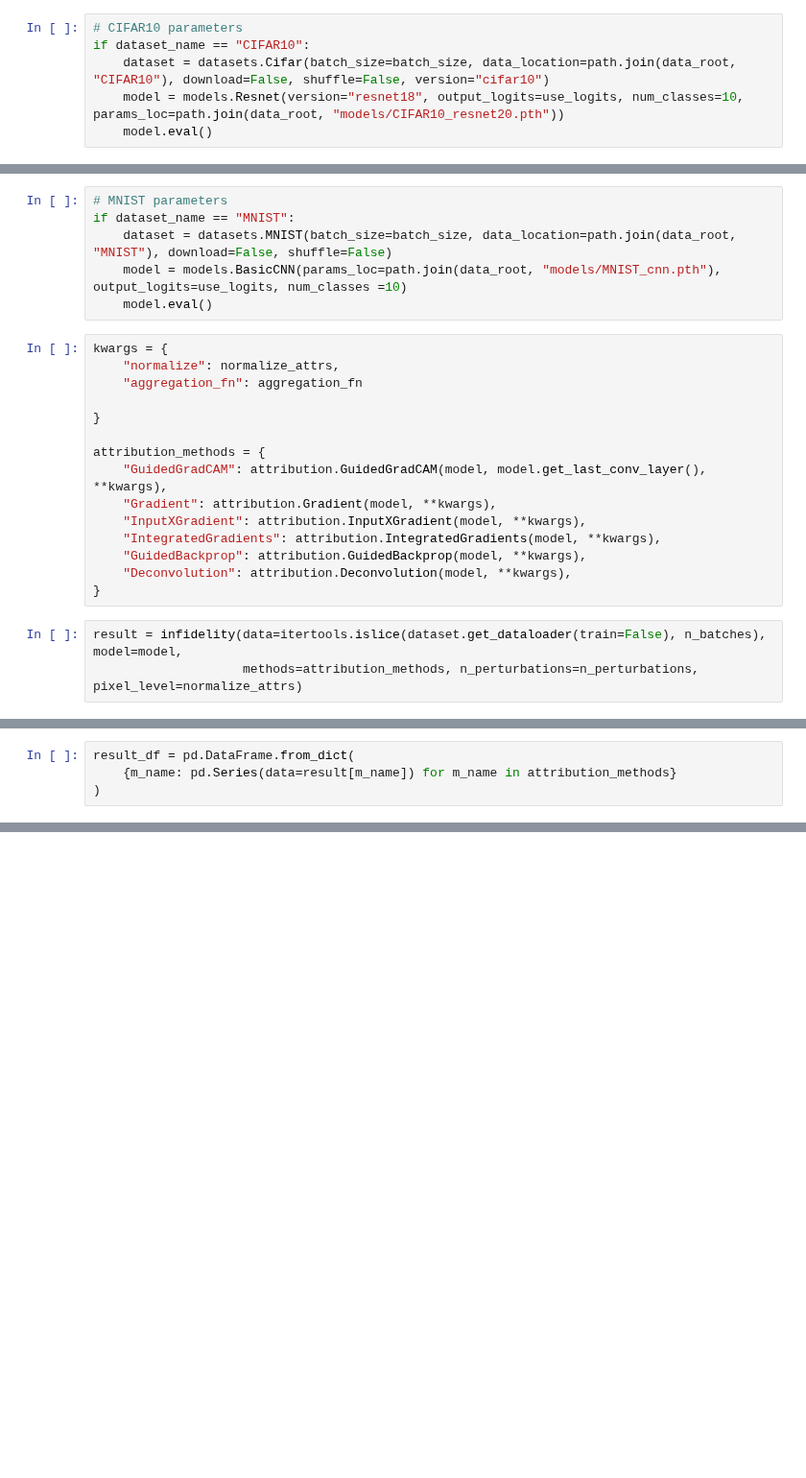
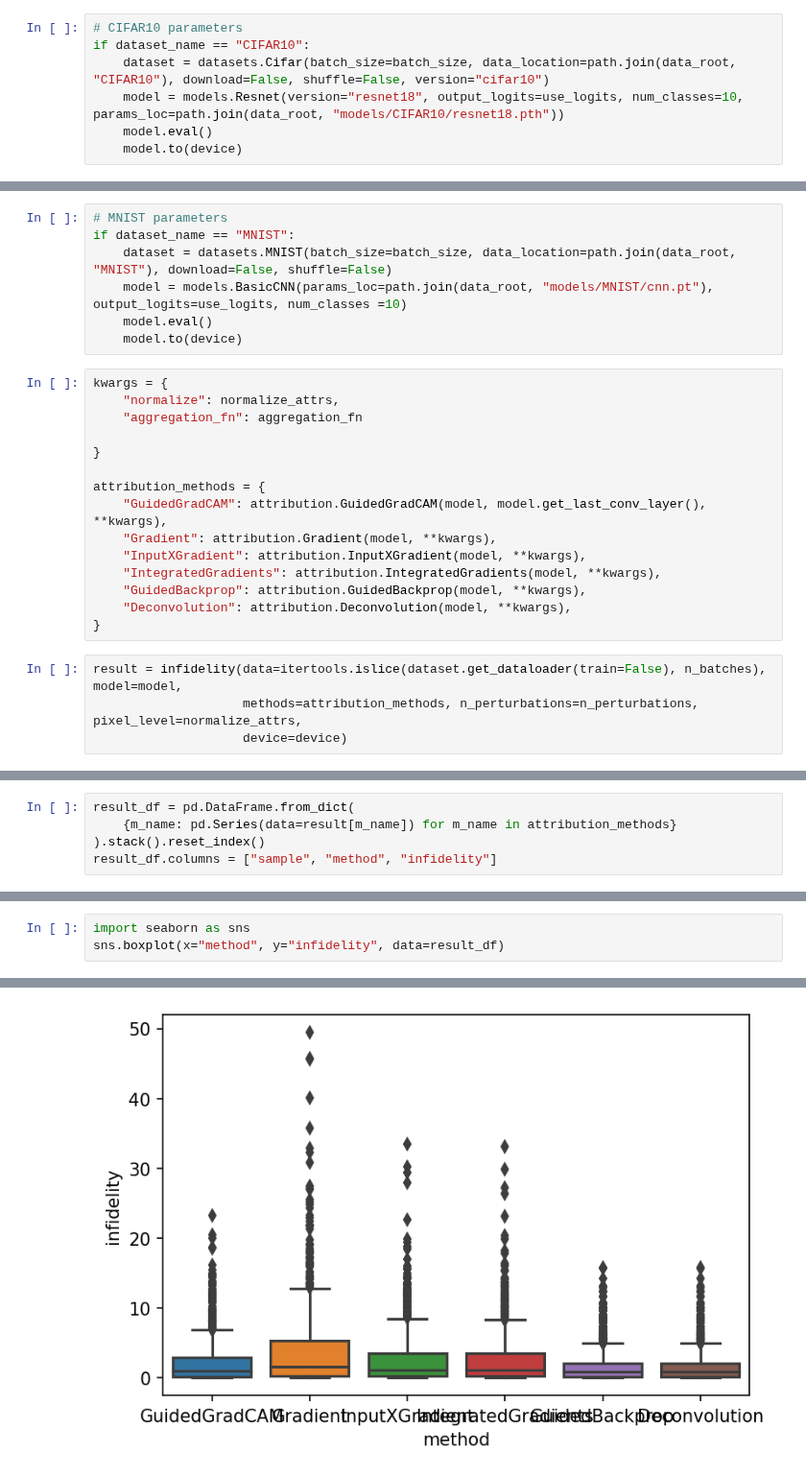
Before and after one commit to arnegevaert/benchmark, a Jupyter notebook: notebooks/infidelity.ipynb, the cells around one changed output, grey strips where cells are left out. Shown at 96% size. Saved outputs shown, nothing was run; the diff lists cells and outputs as text; blank space fills up the shorter version.

```diff
--- a/notebooks/infidelity.ipynb
+++ b/notebooks/infidelity.ipynb
@@ -28,5 +29,6 @@ aggregation_fn = "avg"
 # CIFAR10 parameters
 if dataset_name == "CIFAR10":
     dataset = datasets.Cifar(batch_size=batch_size, data_location=path.join(data_root, "CIFAR10"), download=False, shuffle=False, version="cifar10")
-    model = models.Resnet(version="resnet18", output_logits=use_logits, num_classes=10, params_loc=path.join(data_root, "models/CIFAR10_resnet20.pth"))
+    model = models.Resnet(version="resnet18", output_logits=use_logits, num_classes=10, params_loc=path.join(data_root, "models/CIFAR10/resnet18.pth"))
     model.eval()
+    model.to(device)
@@ -39,8 +36,9 @@ RuntimeError: Error(s) in loading state_dict for Resnet:
 # MNIST parameters
 if dataset_name == "MNIST":
     dataset = datasets.MNIST(batch_size=batch_size, data_location=path.join(data_root, "MNIST"), download=False, shuffle=False)
-    model = models.BasicCNN(params_loc=path.join(data_root, "models/MNIST_cnn.pth"), output_logits=use_logits, num_classes =10)
+    model = models.BasicCNN(params_loc=path.join(data_root, "models/MNIST/cnn.pt"), output_logits=use_logits, num_classes =10)
     model.eval()
+    model.to(device)
 # %%
 kwargs = {
     "normalize": normalize_attrs,
@@ -58,4 +56,5 @@ attribution_methods = {
 }
 # %%
 result = infidelity(data=itertools.islice(dataset.get_dataloader(train=False), n_batches), model=model,
-                    methods=attribution_methods, n_perturbations=n_perturbations, pixel_level=normalize_attrs)
+                    methods=attribution_methods, n_perturbations=n_perturbations, pixel_level=normalize_attrs,
+                    device=device)
@@ -79,5 +61,6 @@ Batch 16
 # %%
 result_df = pd.DataFrame.from_dict(
     {m_name: pd.Series(data=result[m_name]) for m_name in attribution_methods}
-)
+).stack().reset_index()
+result_df.columns = ["sample", "method", "infidelity"]
 # %%
@@ -92,0 +82,4 @@ dtype: float32
+# %%
+import seaborn as sns
+sns.boxplot(x="method", y="infidelity", data=result_df)
+# %% [output]
@@ -92,0 +87 @@ dtype: float32
+[figure, added]
```
Also changed, not shown: parts of 5 cells of this notebook, 3 other files.
